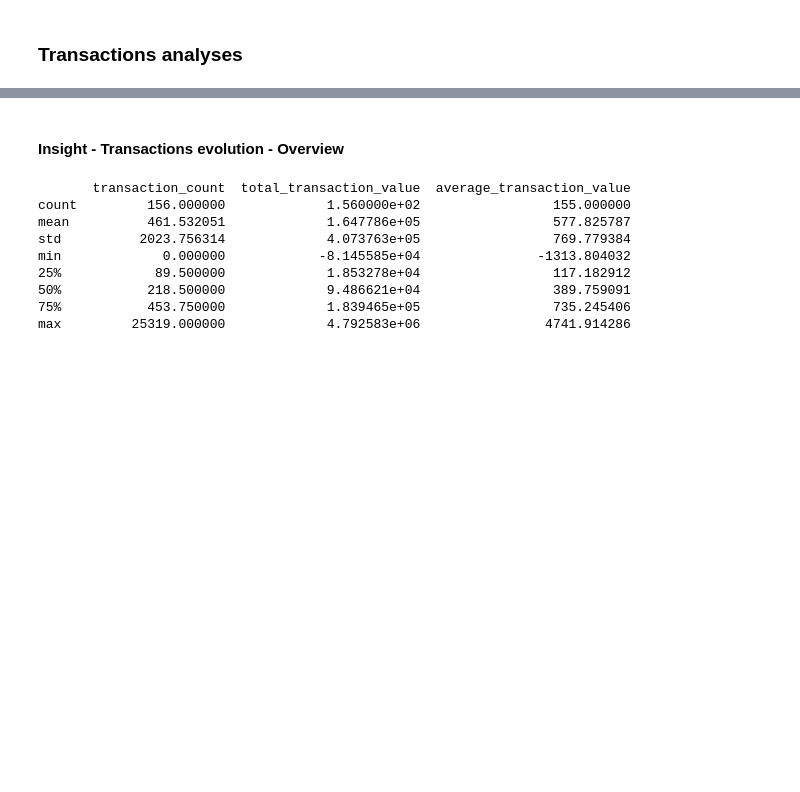
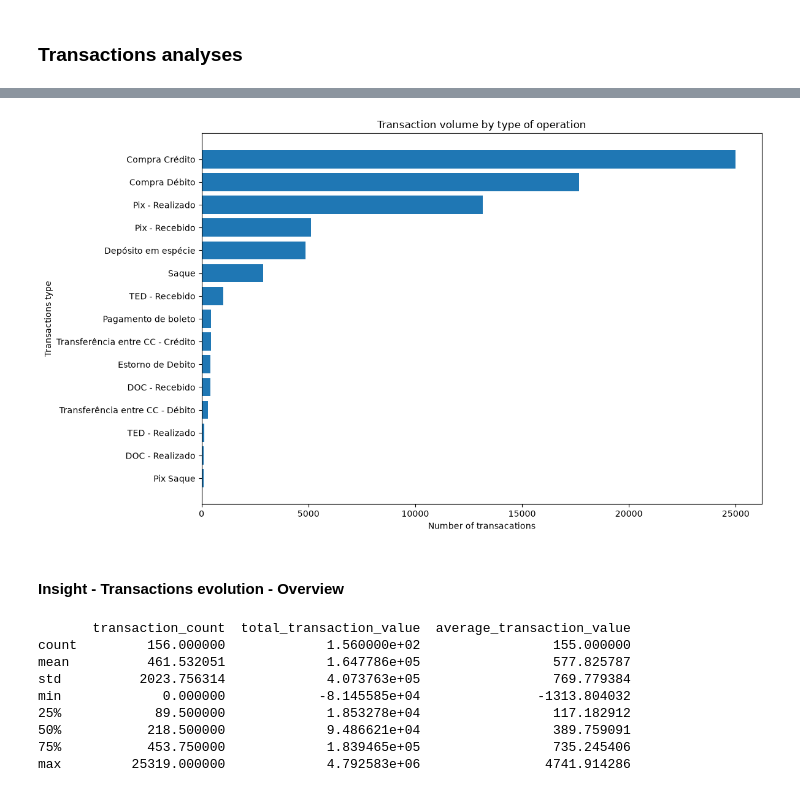
Before and after one commit to luiz-ed-ferreira/Project_BanvicDataAnalytics, a Jupyter notebook: notebooks/main_analyses.ipynb, the cells around one changed output, grey strips where cells are left out. Drawn from its saved outputs; the diff is of its cells as text; code cells hidden in the pictures; blank space fills up the shorter version.

```diff
--- a/notebooks/main_analyses.ipynb
+++ b/notebooks/main_analyses.ipynb
@@ -687,0 +801,12 @@ No customer found for cod_cliente = 528
+# %%
+#Será analisado:
+    #Quais tipos de transação concentram o maior volume de operações no BanVic
+
+#Função que analisa quantidade de transações por tipo
+transaction_volume: pd.DataFrame = (
+    analytic.analyze_transaction_volume_by_type(
+        new_datasets["transacoes"]
+    )
+)
+
+display(transaction_volume)
@@ -687,0 +830,22 @@ No customer found for cod_cliente = 528
+# %%
+#Analise grafica da quantidade de transações por tipo ao longo do periodo total
+plt.figure(figsize=(12, 7))
+
+transaction_data: pd.DataFrame = (
+    transaction_volume
+    .sort_values("transaction_count")
+)
+
+plt.barh(
+    transaction_data["nome_transacao"],
+    transaction_data["transaction_count"]
+)
+
+plt.xlabel("Number of transacations")
+plt.ylabel("Transactions type")
+plt.title("Transaction volume by type of operation")
+
+plt.tight_layout()
+plt.show()
+# %% [output]
+[figure, added]
```
Also changed, not shown: parts of 13 cells of this notebook, 2 other files.
